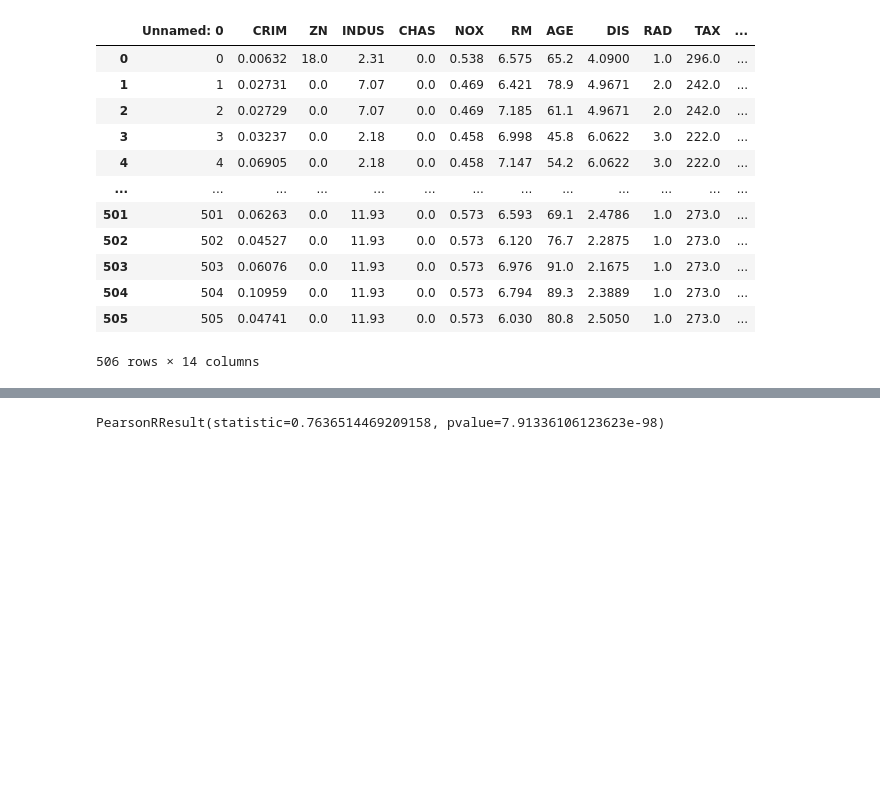
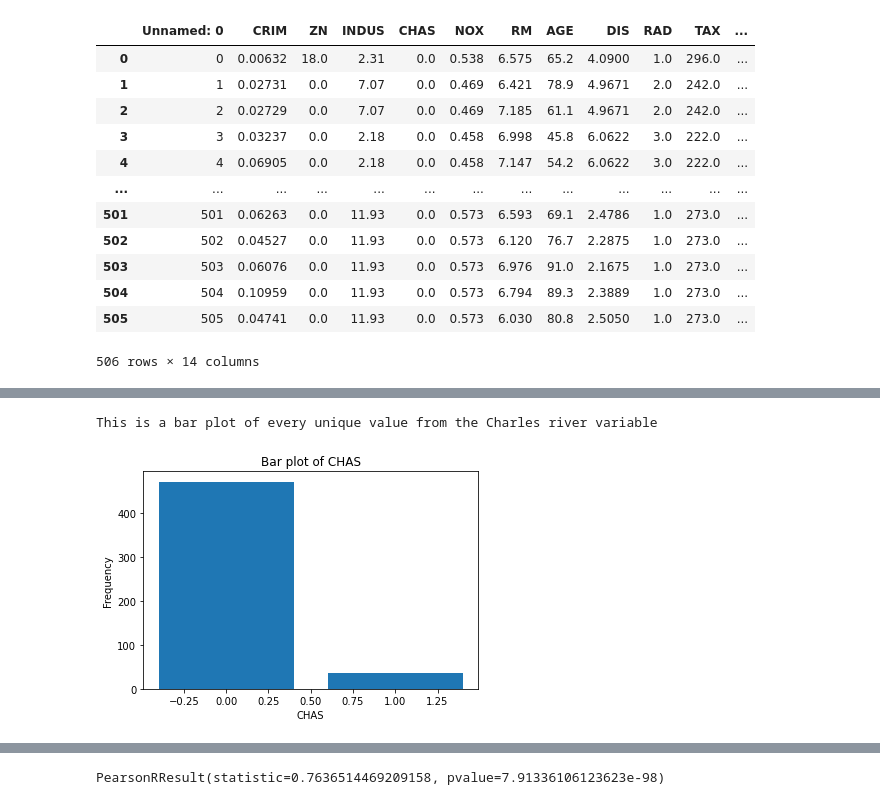
Before and after one commit to AnzaATM/Data-Science, a Jupyter notebook: Data Science Boston Housing Peer Graded Assignment.ipynb, the cells around one changed output, grey strips where cells are left out. Cells and saved outputs as stored; diff of their text form; code cells hidden in the pictures; blank space fills up the shorter version.

```diff
--- a/Data Science Boston Housing Peer Graded Assignment.ipynb
+++ b/Data Science Boston Housing Peer Graded Assignment.ipynb
@@ -51,3 +46,17 @@ ax = sns.barplot(y="CHAS", data=boston_df)
+# %%
+#Task 2: Generate Descriptive Statistics and Visualisations
+#2.2
+unique_values, counts = np.unique(boston_df['CHAS'], return_counts=True)
+
+pyplot.bar(unique_values,counts)
+pyplot.title('Bar plot of CHAS')
+pyplot.xlabel('CHAS')
+pyplot.ylabel('Frequency')
+
+print("This is a bar plot of every unique value from the Charles river variable")
+# %% [output]
+This is a bar plot of every unique value from the Charles river variable
+[figure, added]
 # %%
 #Task 2: Generate Descriptive Statistics and Visualisations
 #2.3
```
Also changed, not shown: parts of 18 cells of this notebook.
